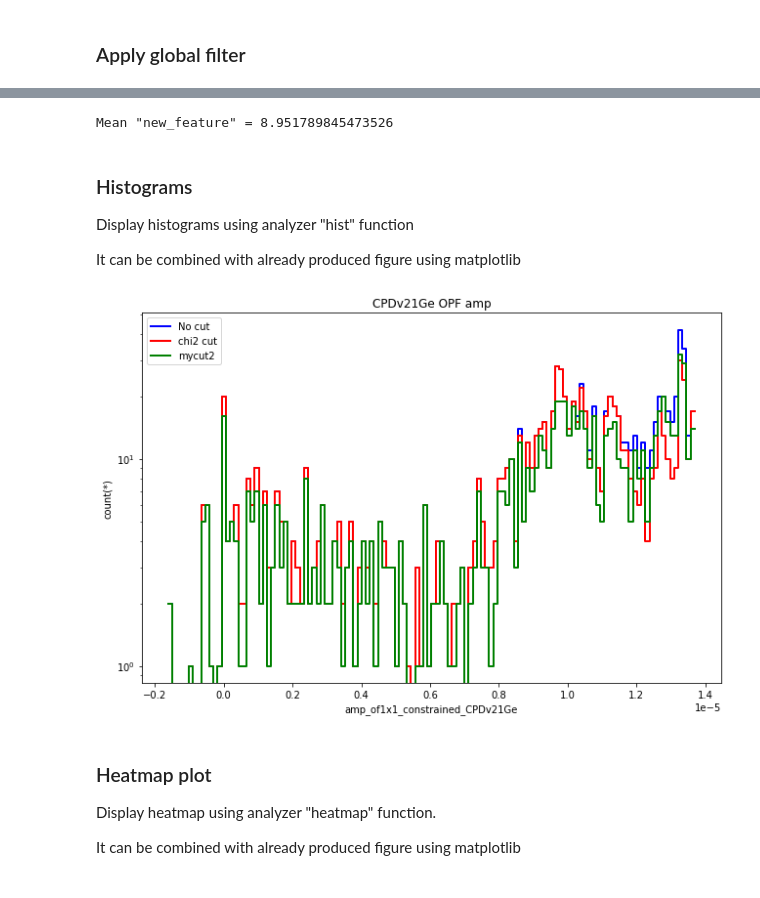
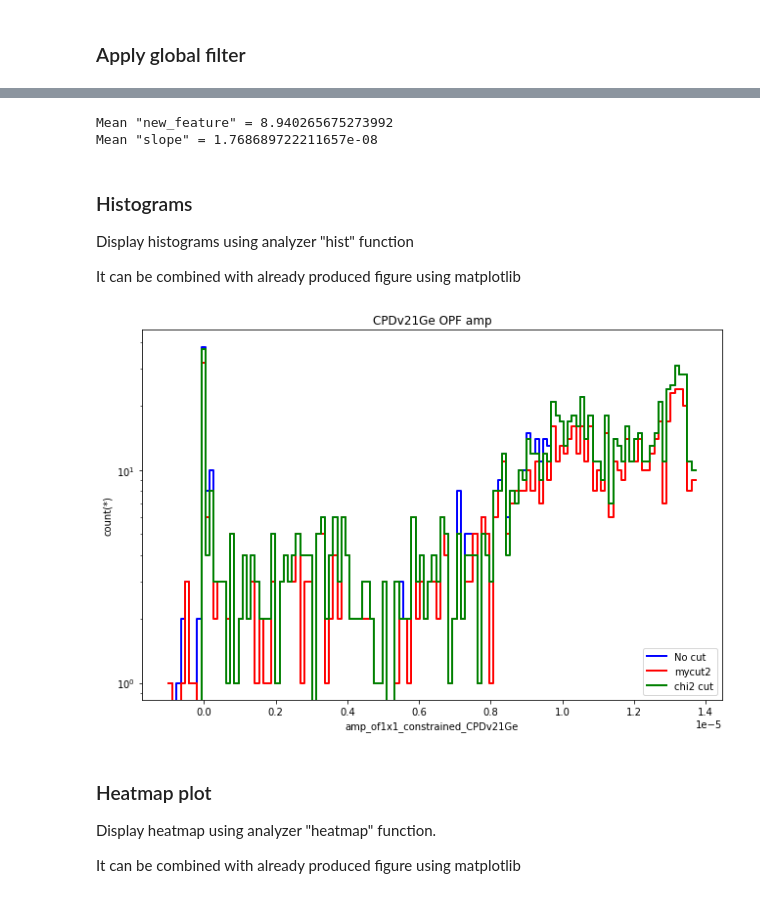
Before and after one commit to spice-herald/detanalysis, a Jupyter notebook: demos/analyzer_example.ipynb, the cells around one changed output, grey strips where cells are left out. Saved outputs shown, nothing was run; the diff lists cells and outputs as text; code cells hidden in the pictures.

Commit message:
add cut/feature script and examples

```diff
--- a/demos/analyzer_example.ipynb
+++ b/demos/analyzer_example.ipynb
@@ -27,8 +27,16 @@ warnings.filterwarnings('ignore')
 # However, in that case, the entire dataframe is loaded into memory so
 # best is for smaller data samples
 
-myanalyzer = Analyzer('features.hdf5', series=None)
-# function "add_files" can bre used afterwards if needed
+# An analysis git repository with "cuts" and "features" subdirectories
+# can be specified (or later with function "set_analysis_repo").
+# Available cuts/features are automatically loaded. IF cuts/features are not
+# in repository, they can be loaded directly with "load_cuts
+# or load_derived_features" (argument directory or file (s))
+
+myanalyzer = Analyzer('features.hdf5', series=None,
+                       analysis_repo='../')
+
+#function "add_files" can bre used afterwards if needed
 
 # show number of events
 myanalyzer.describe()
@@ -195,6 +222,8 @@ Example of adding a new feature
 # %%
+#  Example of adding a feature interactively
+
 # let's add a feature called... "new_feature"
-myanalyzer.add_feature('new_feature', myanalyzer.df.amp_of1x1_constrained_CPDv21Ge*1e6)
+myanalyzer.add_feature(myanalyzer.df.amp_of1x1_constrained_CPDv21Ge*1e6, 'new_feature')
 
 # this is equivalent to:
 # myanalyzer.df['new_feature'] = myanalyzer.df.amp_of1x1_constrained_CPDv21Ge*1e6
@@ -202,8 +231,14 @@ myanalyzer.add_feature('new_feature', myanalyzer.df.amp_of1x1_constrained_CPDv21
 # mean of new feature:
 print('Mean "new_feature" = '
       + str(myanalyzer.df.new_feature.mean()))
+
+
+# derived feature script (already loaded)
+print('Mean "slope" = '
+      + str(myanalyzer.df.slope_CPDv21Ge.mean()))
 # %% [output]
-Mean "new_feature" = 8.951789845473526
+Mean "new_feature" = 8.940265675273992
+Mean "slope" = 1.768689722211657e-08
 # %% [markdown]
 ### Histograms
 
@@ -211,17 +246,14 @@ Display histograms using analyzer "hist" function
 
 It can be combined with already produced figure using matplotlib
 # %%
-# let's define an extra cut:
-chi2_cut = myanalyzer.df.chi2_of1x1_constrained_CPDv21Ge<1e8
-
-# let's display histogram without cut, mycut2, and chi2_cut
+# let's display histogram without cut, mycut2, and cut_chi2_CPDv21Ge
 # see functions for more arguments
 fig, ax = myanalyzer.hist('amp_of1x1_constrained_CPDv21Ge',
-                          cuts=[None, chi2_cut, 'mycut2'],
+                          cuts=[None, 'mycut2','cut_chi2_CPDv21Ge'],
                           shape=128, title='CPDv21Ge OPF amp',
-                          labels=['No cut','chi2 cut', 'mycut2'])
+                          labels=['No cut','mycut2', 'chi2 cut'])
 # %% [output]
-[figure, old version]
+[figure, new version]
 # %% [markdown]
 ###  Heatmap plot
 
```
Also changed, not shown: parts of 11 cells of this notebook, 7 other files.
